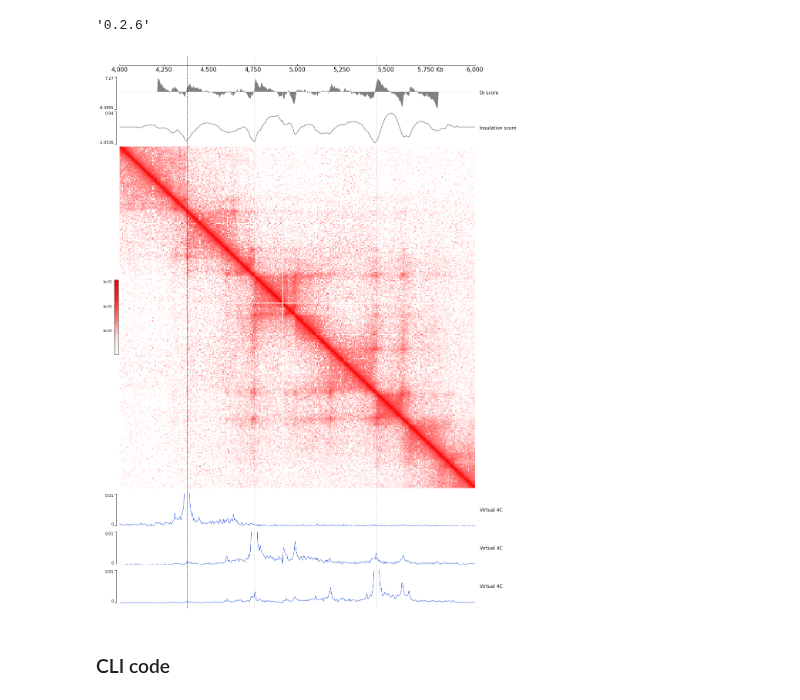
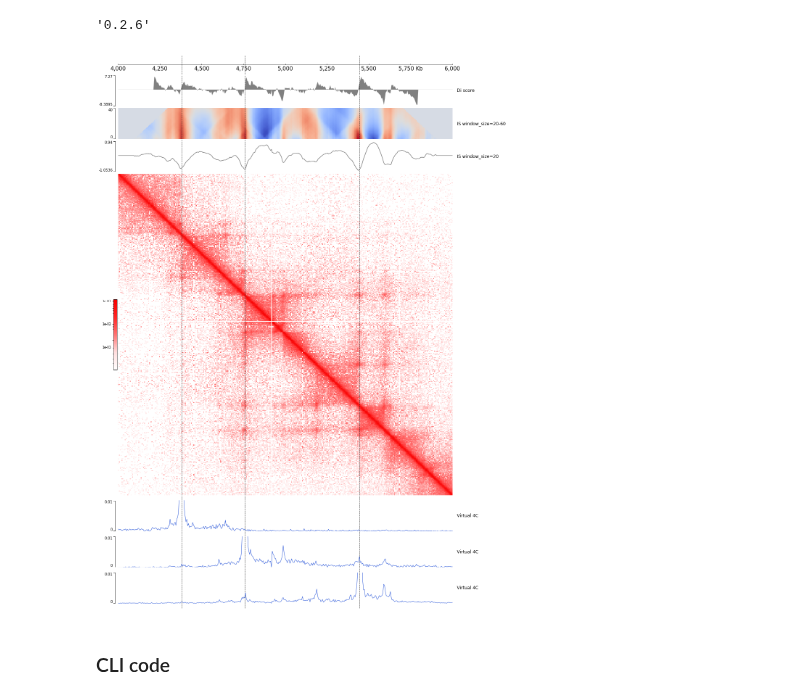
Before and after one commit to GangCaoLab/CoolBox, a Jupyter notebook: docs/_gallery/hicfeature.ipynb, the cells around one changed output. Cells and saved outputs as stored; diff of their text form; code cells hidden in the pictures.

Commit message:
Add window_size ranges for InsuScore, Heapmap support for Hist

```diff
--- a/docs/_gallery/hicfeature.ipynb
+++ b/docs/_gallery/hicfeature.ipynb
@@ -14,24 +14,25 @@ coolbox.__version__
 # %%
 example_cool = "../../../tests/test_data/cool_chr9_4000000_6000000.mcool"
 test_region = "chr9:4000000-6000000"
 
 cool_track = Cool(example_cool, style="matrix")
 
 loci = ["chr9:4380000-4380000", "chr9:4760000-4760000", "chr9:5445000-5445000"]
 
 frame = XAxis() \
         + DiScore(cool_track) + Title("Di score") + Spacer(0.2) \
-        + InsuScore(cool_track) + Title("Insulation score") + Spacer(0.2) \
+        + InsuScore(cool_track, window_size="20-60", style="heatmap") + Title("IS window_size=20-60") + Spacer(0.2) \
+        + InsuScore(cool_track) + Title("IS window_size=20") + Spacer(0.2) \
         + cool_track + Spacer(0.5)
 for l in loci:
     track = Virtual4C(cool_track, l, bin_width=5) + MinValue(0) + Title("Virtual 4C")
     track +=  MaxValue(0.015)
     frame += track + Spacer(0.5)
 frame *= Vlines(loci)
 
 frame.plot(test_region)
 # %% [output]
-[figure, old version]
+[figure, new version]
 # %% [markdown]
 ### CLI code
 # %%
```
Also changed, not shown: parts of 1 cell of this notebook, 12 other files.
